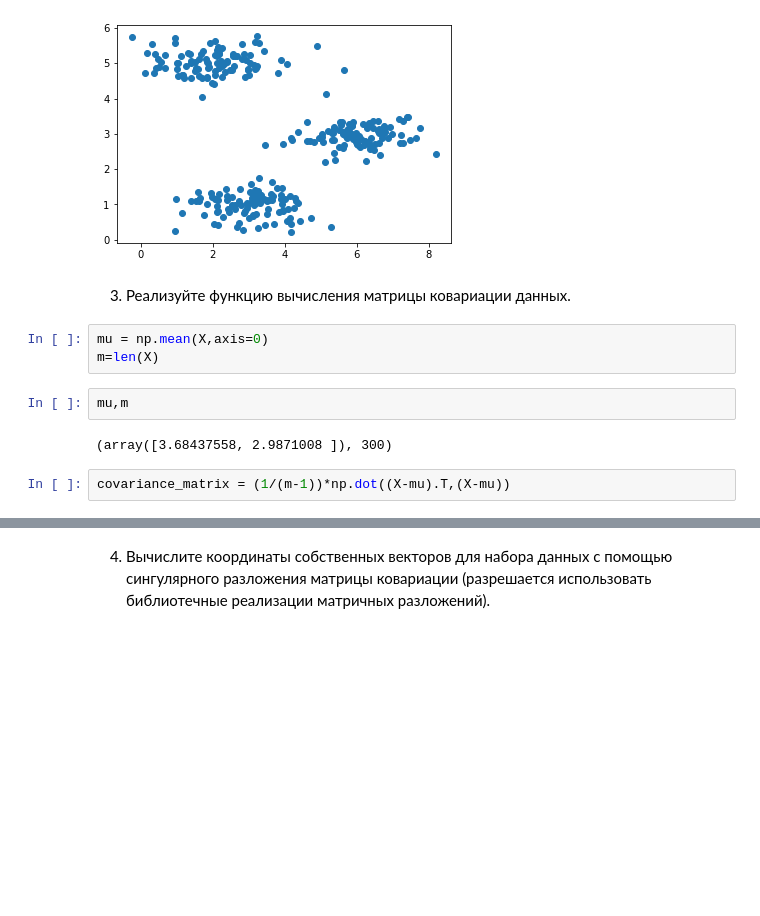
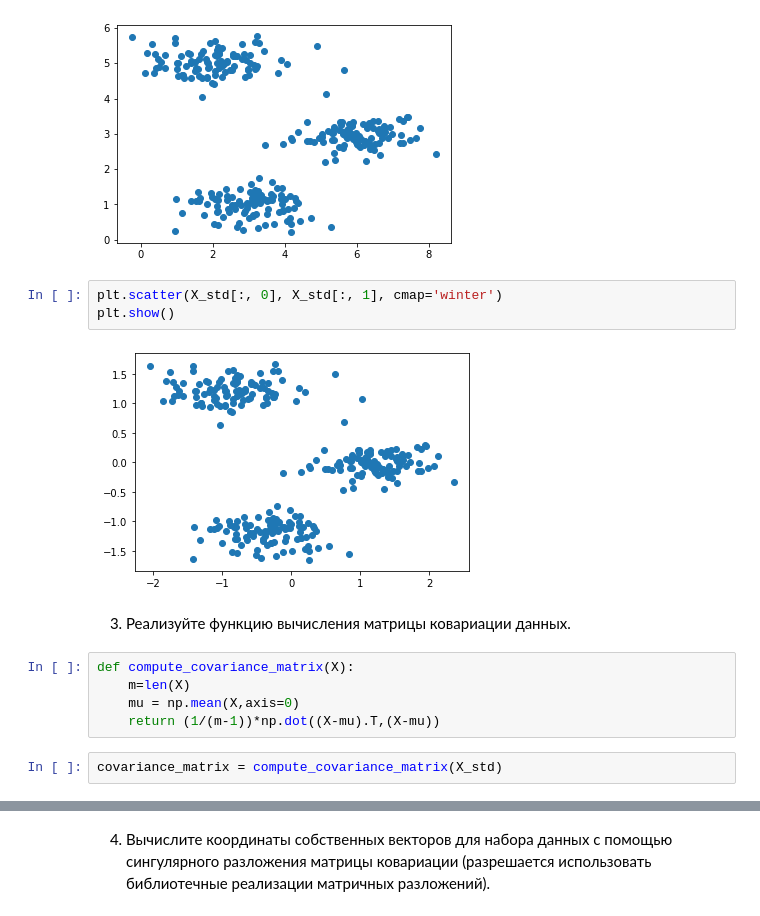
Before and after one commit to Alessandroo/MachineLearningForBSUIR, a Jupyter notebook: Lab 7.ipynb, the cells around one changed output, grey strips where cells are left out. Cells and saved outputs as stored; diff of their text form; blank space fills up the shorter version.

```diff
--- a/Lab 7.ipynb
+++ b/Lab 7.ipynb
@@ -35,17 +38,20 @@ plt.scatter(X[:, 0], X[:, 1], cmap='winter')
 plt.show()
 # %% [output]
 [figure]
+# %%
+plt.scatter(X_std[:, 0], X_std[:, 1], cmap='winter')
+plt.show()
+# %% [output]
+[figure, added]
 # %% [markdown]
 3. Реализуйте функцию вычисления матрицы ковариации данных.
-# %%
-mu = np.mean(X,axis=0)
-m=len(X)
-# %%
-mu,m
-# %% [output]
-(array([3.68437558, 2.9871008 ]), 300)
 # %%
-covariance_matrix = (1/(m-1))*np.dot((X-mu).T,(X-mu))
+def compute_covariance_matrix(X):
+    m=len(X)
+    mu = np.mean(X,axis=0)
+    return (1/(m-1))*np.dot((X-mu).T,(X-mu))
+# %%
+covariance_matrix = compute_covariance_matrix(X_std)
 # %%
 covariance_matrix
 # %% [output]
```
Also changed, not shown: parts of 78 cells of this notebook, 4 other files.
